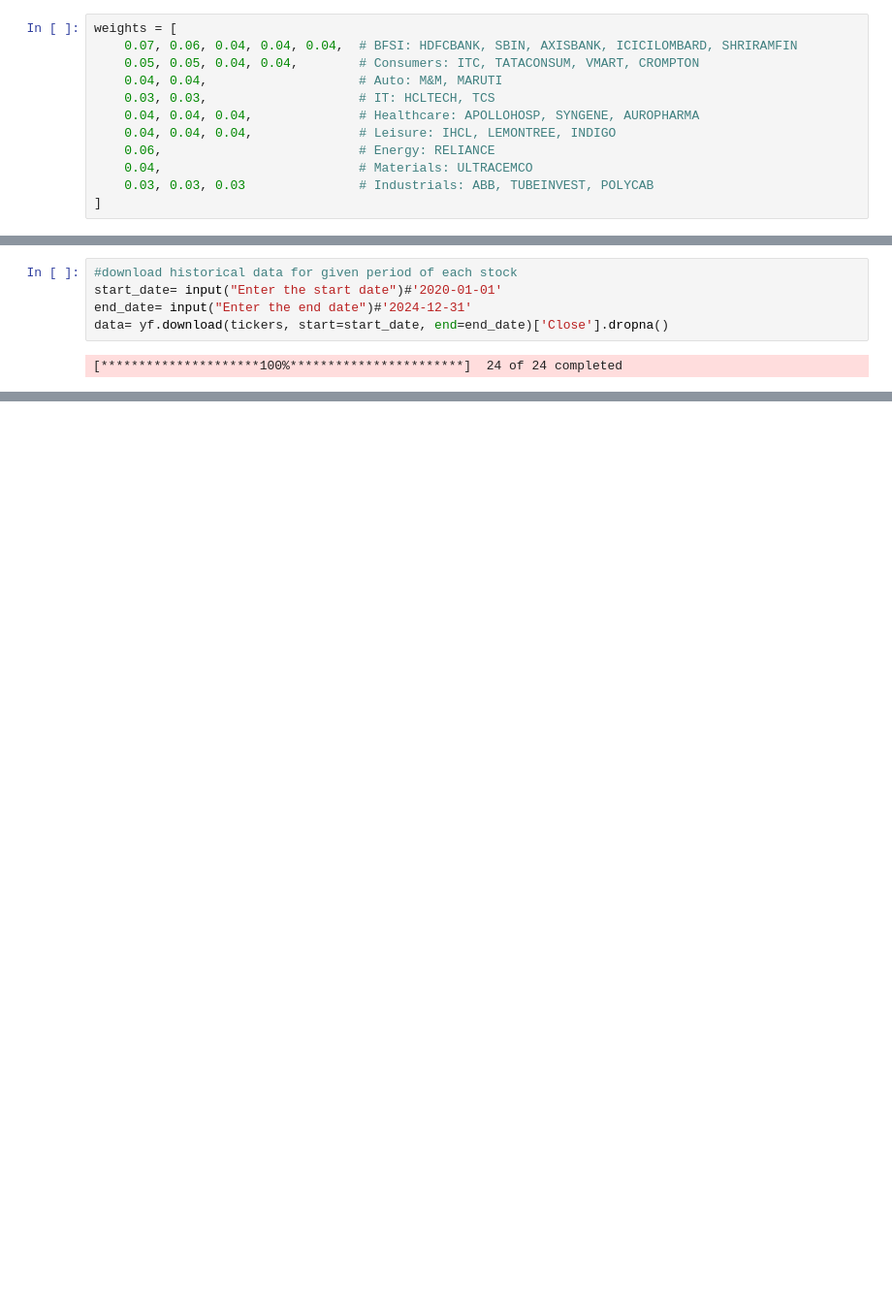
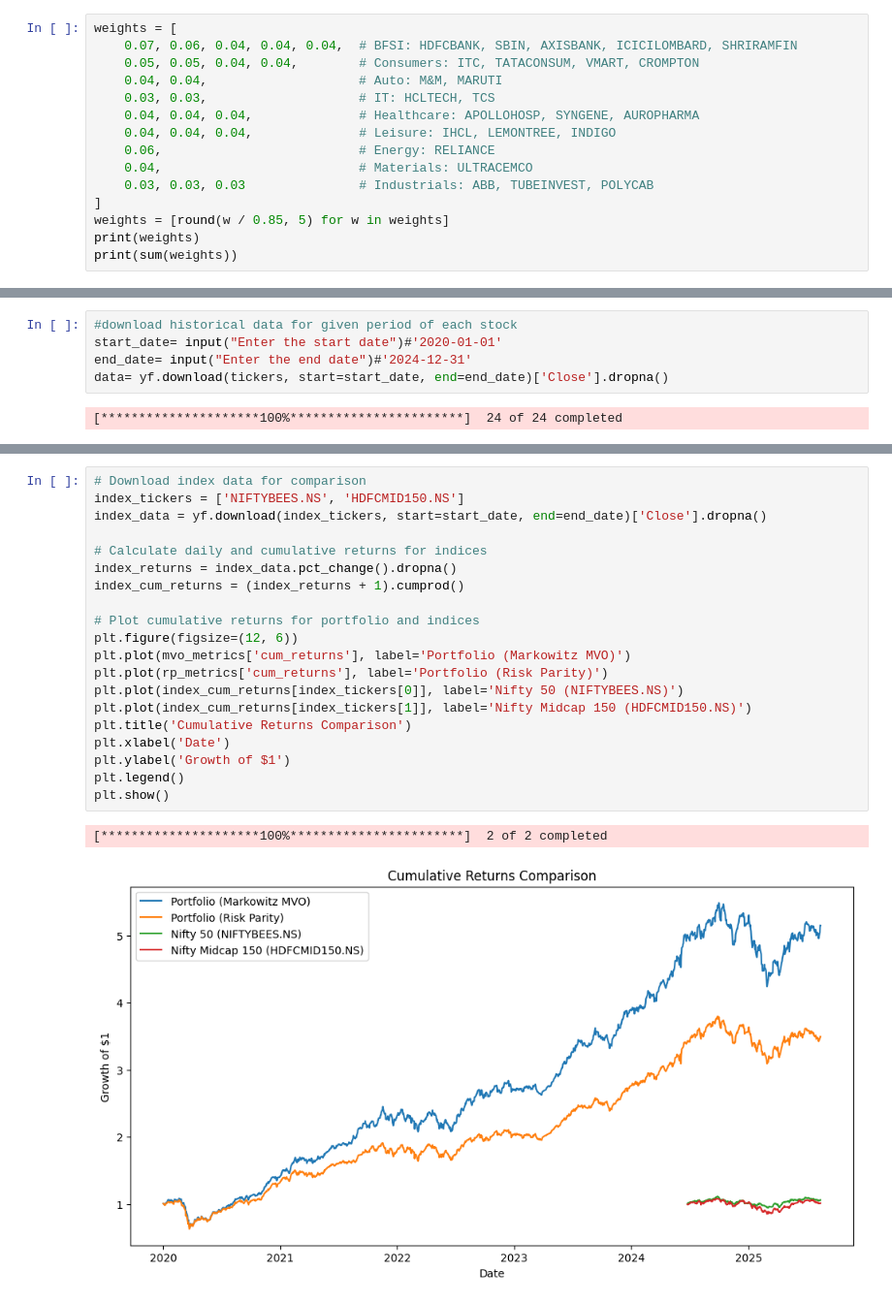
Before and after one commit to jd-884/portfolio_optimisation, a Jupyter notebook: model_portfolio.ipynb, the cells around one changed output, grey strips where cells are left out. Shown at 97% size. Drawn from its saved outputs; the diff is of its cells as text; blank space fills up the shorter version.

```diff
--- a/model_portfolio.ipynb
+++ b/model_portfolio.ipynb
@@ -60,3 +79,6 @@ weights = [
     0.04,                          # Materials: ULTRACEMCO
     0.03, 0.03, 0.03               # Industrials: ABB, TUBEINVEST, POLYCAB
 ]
+weights = [round(w / 0.85, 5) for w in weights]
+print(weights)
+print(sum(weights))
@@ -221,0 +260,23 @@ Risk Parity Portfolio Maximum Drawdown: -40.45%
+# %%
+# Download index data for comparison
+index_tickers = ['NIFTYBEES.NS', 'HDFCMID150.NS']
+index_data = yf.download(index_tickers, start=start_date, end=end_date)['Close'].dropna()
+
+# Calculate daily and cumulative returns for indices
+index_returns = index_data.pct_change().dropna()
+index_cum_returns = (index_returns + 1).cumprod()
+
+# Plot cumulative returns for portfolio and indices
+plt.figure(figsize=(12, 6))
+plt.plot(mvo_metrics['cum_returns'], label='Portfolio (Markowitz MVO)')
+plt.plot(rp_metrics['cum_returns'], label='Portfolio (Risk Parity)')
+plt.plot(index_cum_returns[index_tickers[0]], label='Nifty 50 (NIFTYBEES.NS)')
+plt.plot(index_cum_returns[index_tickers[1]], label='Nifty Midcap 150 (HDFCMID150.NS)')
+plt.title('Cumulative Returns Comparison')
+plt.xlabel('Date')
+plt.ylabel('Growth of $1')
+plt.legend()
+plt.show()
+# %% [output]
+[*********************100%***********************]  2 of 2 completed
+[figure, added]
```
Also changed, not shown: parts of 17 cells of this notebook.
